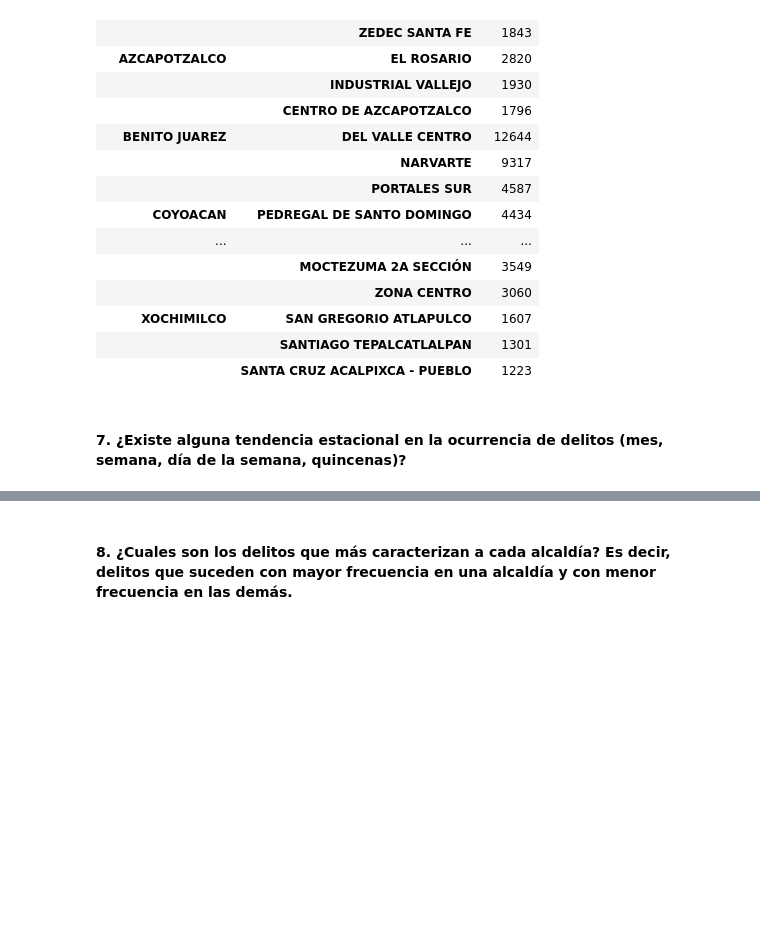
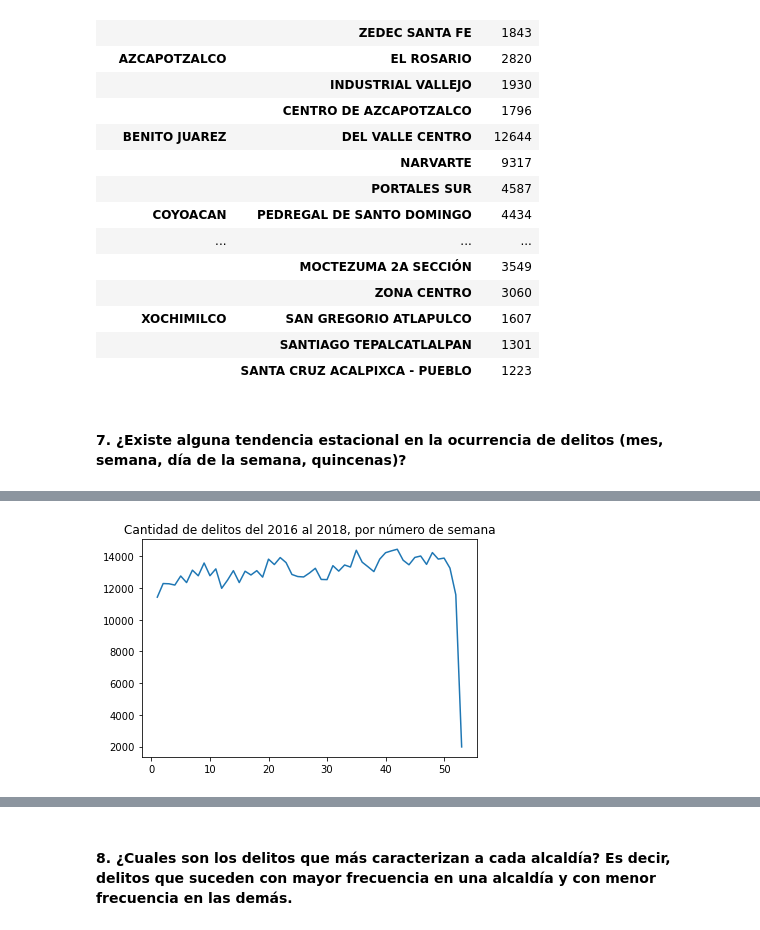
Before and after one commit to Javolet/Evaluacion_OPI, a Jupyter notebook: Seccion_A/Seccion_A_Notebook.ipynb, the cells around one changed output, grey strips where cells are left out. Cells and saved outputs as stored; diff of their text form; code cells hidden in the pictures; blank space fills up the shorter version.

```diff
--- a/Seccion_A/Seccion_A_Notebook.ipynb
+++ b/Seccion_A/Seccion_A_Notebook.ipynb
@@ -279,0 +290,8 @@ dataset_counts.groupby(level=0).head(3)
+# %%
+# Pasemos a observar los delitos por la semana
+por_semana = data_trend['fecha_hechos'].groupby(data_trend['fecha_hechos'].dt.isocalendar().week).count()
+plt.plot(por_semana)
+plt.title('Cantidad de delitos del 2016 al 2018, por número de semana')
+plt.show()
+# %% [output]
+[figure, added]
```
Also changed, not shown: parts of 12 cells of this notebook.
